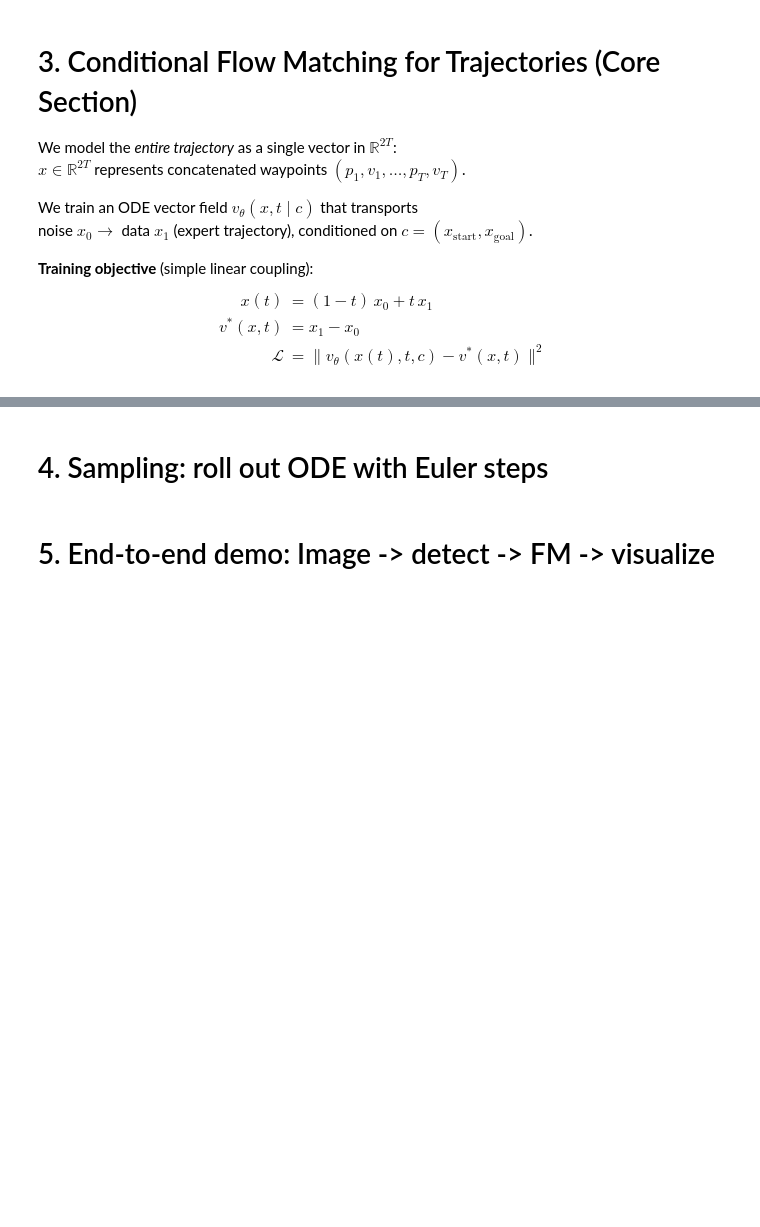
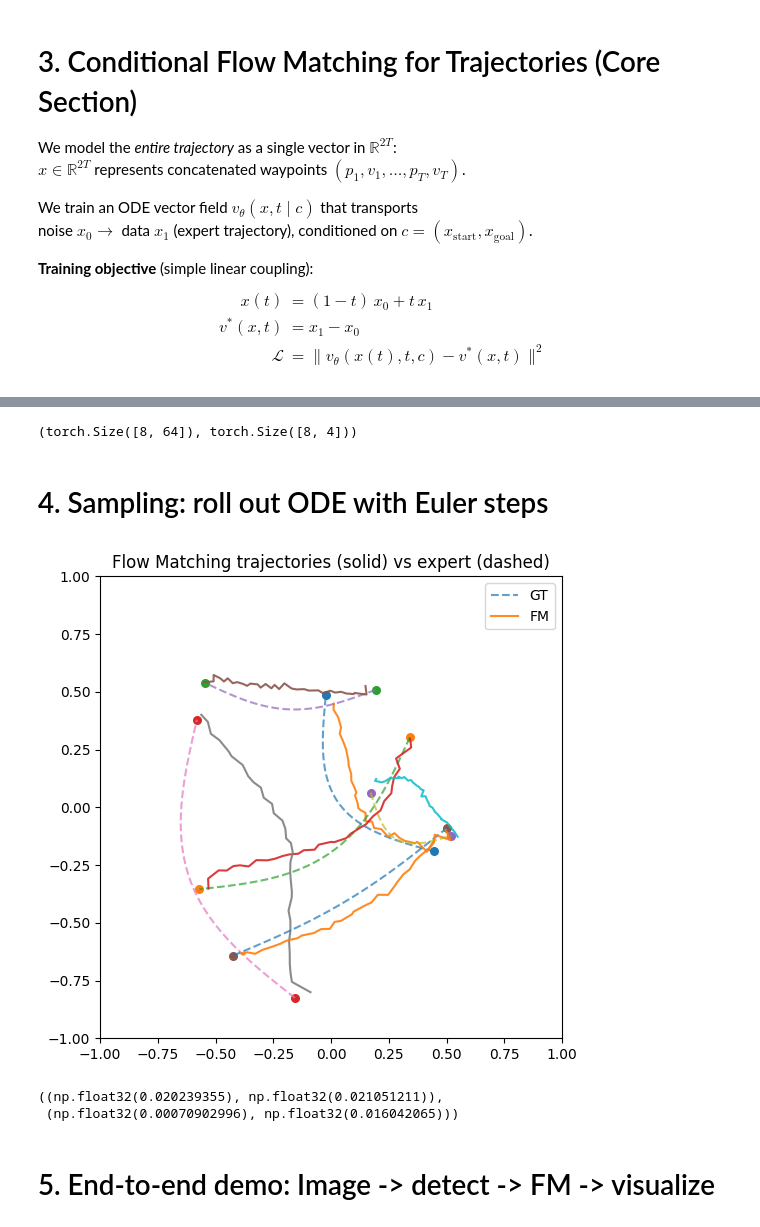
Before and after one commit to Mechanics-Mechatronics-and-Robotics/CV-2026, a Jupyter notebook: Week_04/Week_04_Hands_on_Flow_Matching.ipynb, the cells around one changed output, grey strips where cells are left out. Drawn from its saved outputs; the diff is of its cells as text; code cells hidden in the pictures; blank space fills up the shorter version.

```diff
--- a/Week_04/Week_04_Hands_on_Flow_Matching.ipynb
+++ b/Week_04/Week_04_Hands_on_Flow_Matching.ipynb
@@ -237,18 +263,21 @@ sum(p.numel() for p in model.parameters()) / 1e6
 # ---------------------------
 # Training data sampler
 # ---------------------------
-def sample_batch(batch_size, T=32):
-    # sample start/goal in [-0.9,0.9]
+def sample_batch(batch_size, T):
     s = np.random.uniform(-0.9, 0.9, size=(batch_size, 2)).astype(np.float32)
     g = np.random.uniform(-0.9, 0.9, size=(batch_size, 2)).astype(np.float32)
 
-    trajs = np.stack([make_smooth_trajectory(s[i], g[i], T=T) for i in range(batch_size)], axis=0)  # (B,T,2)
-    x1 = trajs.reshape(batch_size, -1)  # (B,2T)
-    cond = np.concatenate([s, g], axis=-1)  # (B,4)
-    return torch.tensor(x1), torch.tensor(cond)
+    trajs = np.stack([make_smooth_trajectory(s[i], g[i], T=T) for i in range(batch_size)], axis=0)
+    x1 = trajs.reshape(batch_size, -1).astype(np.float32)
+    cond = np.concatenate([s, g], axis=-1).astype(np.float32)
+
+    return torch.from_numpy(x1), torch.from_numpy(cond)
+
 
 # quick check shapes
 x1, cond = sample_batch(8, T=T)
 x1.shape, cond.shape
+# %% [output]
+(torch.Size([8, 64]), torch.Size([8, 4]))
 # %%
 # ---------------------------
@@ -294,42 +352,65 @@ train_flow_matching(steps=4000, batch_size=256, log_every=200)
 # 4. Sampling: roll out ODE with Euler steps
 # %%
 @torch.no_grad()
-def sample_trajectory(cond, n_steps=50):
+def sample_trajectory(cond, n_steps=60, method="rk4", clamp=True):
     """
     cond: (B,4) tensor on device
     Returns: (B,T,2) trajectory points
     """
     model.eval()
     B = cond.shape[0]
+
     x = torch.randn(B, D, device=device)  # x(0) ~ N(0,I)
     t0, t1 = 0.0, 1.0
     dt = (t1 - t0) / n_steps
+    t = torch.full((B, 1), t0, device=device)
 
-    t = torch.full((B,1), t0, device=device)
+    def f(x_, t_):
+        return model(x_, t_, cond)
+
     for _ in range(n_steps):
-        v = model(x, t, cond)
-        x = x + dt * v
-        t = t + dt
+        if method.lower() == "euler":
+            v = f(x, t)
+            x = x + dt * v
+            t = t + dt
+        elif method.lower() == "rk4":
+            k1 = f(x, t)
+            k2 = f(x + 0.5 * dt * k1, t + 0.5 * dt)
+            k3 = f(x + 0.5 * dt * k2, t + 0.5 * dt)
+            k4 = f(x + dt * k3,     t + dt)
+            x = x + (dt / 6.0) * (k1 + 2 * k2 + 2 * k3 + k4)
+            t = t + dt
+        else:
+            raise ValueError("method must be 'euler' or 'rk4'")
 
-    traj = x.reshape(B, T, 2).detach().cpu().numpy()
-    return traj
+    traj = x.view(B, T, 2)
+    if clamp:
+        traj = traj.clamp(-1.0, 1.0)
+    return traj.detach().cpu().numpy()
 
+
+# ---------------------------
 # Visualize samples vs "expert" for random conditions
+# ---------------------------
 B = 6
-x1_gt, cond = sample_batch(B, T=T)
-cond = cond.to(device)
+x1_gt, cond_cpu = sample_batch(B, T=T)          # keep a CPU copy for plotting
+cond = cond_cpu.to(device)
 
-traj_pred = sample_trajectory(cond, n_steps=60)
-traj_gt = x1_gt.reshape(B, T, 2).numpy()
+traj_pred = sample_trajectory(cond, n_steps=60, method="rk4", clamp=True)
+traj_gt = x1_gt.view(B, T, 2).numpy()
 
 plt.figure(figsize=(6,6))
 for i in range(B):
-    s = cond[i,:2].detach().cpu().numpy()
-    g = cond[i,2:].detach().cpu().numpy()
+    s = cond_cpu[i, :2].numpy()
+    g = cond_cpu[i, 2:].numpy()
     plt.plot(traj_gt[i,:,0], traj_gt[i,:,1], linestyle="--", alpha=0.7, label="GT" if i==0 else None)
     plt.plot(traj_pred[i,:,0], traj_pred[i,:,1], alpha=0.9, label="FM" if i==0 else None)
     plt.scatter([s[0], g[0]], [s[1], g[1]], s=30)
-plt.xlim(-1,1); plt.ylim(-1,1); plt.gca().set_aspect("equal", "box")
+
+plt.xlim(-1,1); plt.ylim(-1,1)
+plt.gca().set_aspect("equal", "box")
 plt.legend()
 plt.title("Flow Matching trajectories (solid) vs expert (dashed)")
 plt.show()
+# %% [output]
+[figure, added]
@@ -338,3 +417,14 @@ traj_gt[0,:10,0], traj_pred[0,:10,0]
+# %%
+gt_d = np.abs(traj_gt[:,1:,:] - traj_gt[:,:-1,:]).mean()
+pr_d = np.abs(traj_pred[:,1:,:] - traj_pred[:,:-1,:]).mean()
+
+gt_a = np.abs(traj_gt[:,2:,:] - 2*traj_gt[:,1:-1,:] + traj_gt[:,:-2,:]).mean()
+pr_a = np.abs(traj_pred[:,2:,:] - 2*traj_pred[:,1:-1,:] + traj_pred[:,:-2,:]).mean()
+
+(gt_d, pr_d), (gt_a, pr_a)
+# %% [output]
+((np.float32(0.020239355), np.float32(0.021051211)),
+ (np.float32(0.00070902996), np.float32(0.016042065)))
 # %% [markdown]
 # 5. End-to-end demo: Image -> detect -> FM -> visualize
 # %%
```
Also changed, not shown: parts of 8 cells of this notebook.
